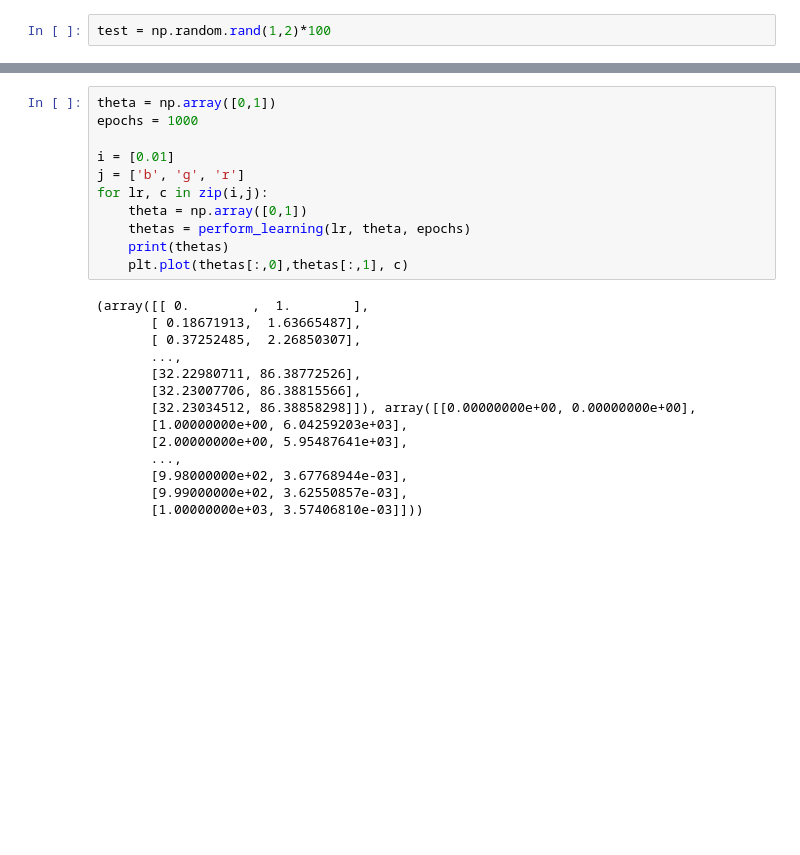
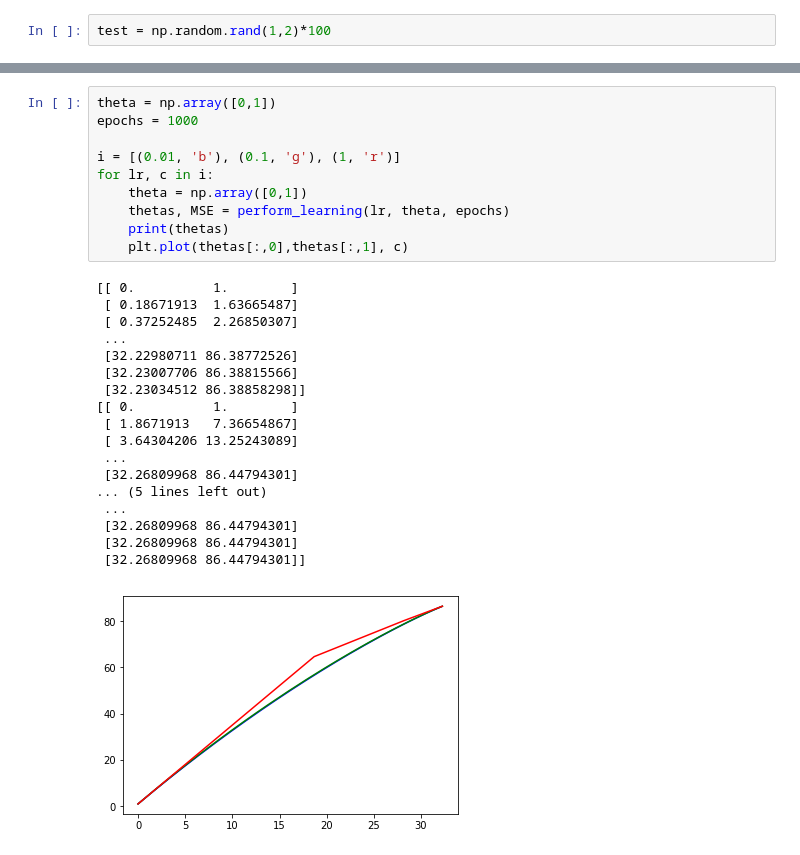
Before and after one commit to robahall/GradDesc, a Jupyter notebook: notebooks/1.0_rah_Gradient_Descent_Algorithims.ipynb, the cells around one changed output, grey strips where cells are left out. Drawn from its saved outputs; the diff is of its cells as text; blank space fills up the shorter version.

```diff
--- a/notebooks/1.0_rah_Gradient_Descent_Algorithims.ipynb
+++ b/notebooks/1.0_rah_Gradient_Descent_Algorithims.ipynb
@@ -112,25 +115,29 @@ TypeError: tuple indices must be integers or slices, not tuple
 # %%
 theta = np.array([0,1])
 epochs = 1000
 
-i = [0.01]
-j = ['b', 'g', 'r']
-for lr, c in zip(i,j):
+i = [(0.01, 'b'), (0.1, 'g'), (1, 'r')]
+for lr, c in i:
     theta = np.array([0,1])
-    thetas = perform_learning(lr, theta, epochs)
+    thetas, MSE = perform_learning(lr, theta, epochs)
     print(thetas)
     plt.plot(thetas[:,0],thetas[:,1], c)
 # %% [output]
-(array([[ 0.        ,  1.        ],
-       [ 0.18671913,  1.63665487],
-       [ 0.37252485,  2.26850307],
-       ...,
-       [32.22980711, 86.38772526],
-       [32.23007706, 86.38815566],
-       [32.23034512, 86.38858298]]), array([[0.00000000e+00, 0.00000000e+00],
-       [1.00000000e+00, 6.04259203e+03],
-       [2.00000000e+00, 5.95487641e+03],
-       ...,
-       [9.98000000e+02, 3.67768944e-03],
-       [9.99000000e+02, 3.62550857e-03],
-       [1.00000000e+03, 3.57406810e-03]]))
+[[ 0.          1.        ]
+ [ 0.18671913  1.63665487]
+ [ 0.37252485  2.26850307]
+ ...
+ [32.22980711 86.38772526]
+ [32.23007706 86.38815566]
+ [32.23034512 86.38858298]]
+[[ 0.          1.        ]
+ [ 1.8671913   7.36654867]
+ [ 3.64304206 13.25243089]
+ ...
+ [32.26809968 86.44794301]
+... (5 lines left out)
+ ...
+ [32.26809968 86.44794301]
+ [32.26809968 86.44794301]
+ [32.26809968 86.44794301]]
+[figure, added]
```
Also changed, not shown: parts of 1 cell of this notebook.
